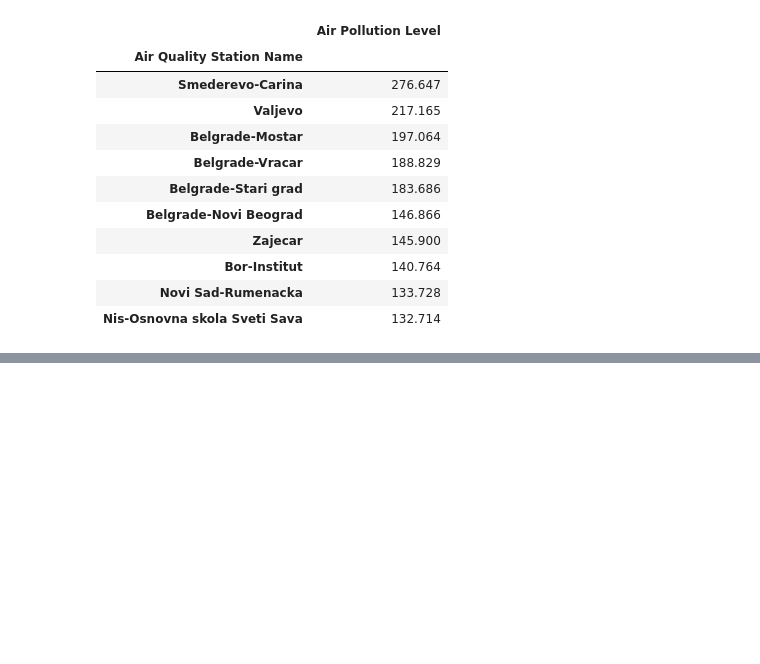
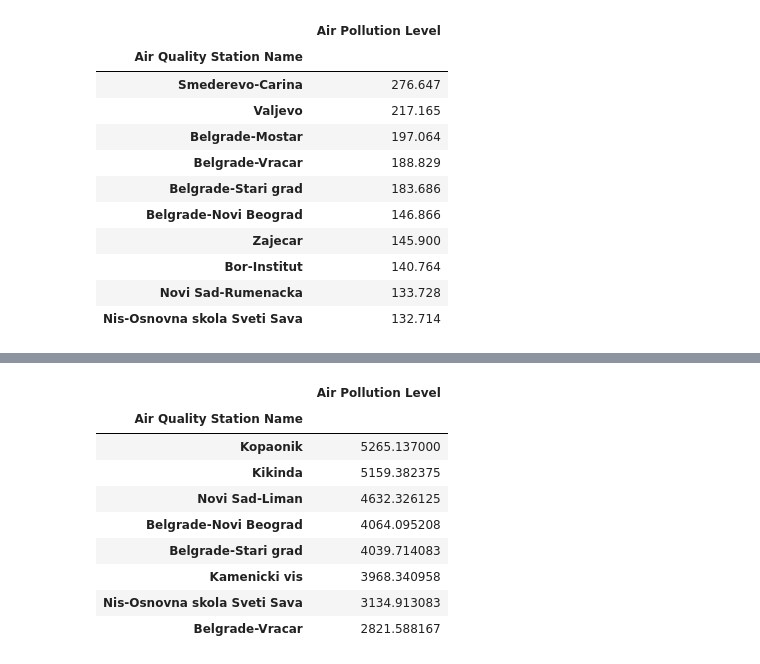
Before and after one commit to makilezx/analysis-of-air-pollution-in-Serbian-cities, a Jupyter notebook: data-analysis-1.ipynb, the cells around one changed output, grey strips where cells are left out. Saved outputs shown, nothing was run; the diff lists cells and outputs as text; code cells hidden in the pictures; blank space fills up the shorter version.

```diff
--- a/data-analysis-1.ipynb
+++ b/data-analysis-1.ipynb
@@ -1087,3 +1089,11 @@ notest212
 | Bor-Institut | 140.764 |
 | Novi Sad-Rumenacka | 133.728 |
 | Nis-Osnovna skola Sveti Sava | 132.714 |
+# %%
+#== sampling
+O3_2021_station_means = O3_2021.groupby('Air Quality Station Name')['Air Pollution Level'].mean()
+top_O3_2021_means = O3_2021_station_means.nlargest(10)
+O3_2021_station_max = O3_2021.groupby('Air Quality Station Name')['Air Pollution Level'].max()
+top_O3_2021_max = O3_2021_station_max.nlargest(10)
+
+print(top_O3_2021_means, top_O3_2021_max)
@@ -1089,0 +1120,15 @@ notest212
+# %%
+#za cp u eksel
+o3test21 = pd.DataFrame(top_O3_2021_means)
+o3test21
+# %% [output]
+|  | Air Pollution Level |
+| Air Quality Station Name |  |
+| Kopaonik | 5265.137000 |
+| Kikinda | 5159.382375 |
+| Novi Sad-Liman | 4632.326125 |
+| Belgrade-Novi Beograd | 4064.095208 |
+| Belgrade-Stari grad | 4039.714083 |
+| Kamenicki vis | 3968.340958 |
+| Nis-Osnovna skola Sveti Sava | 3134.913083 |
+| Belgrade-Vracar | 2821.588167 |
```
Also changed, not shown: parts of 12 cells of this notebook.
